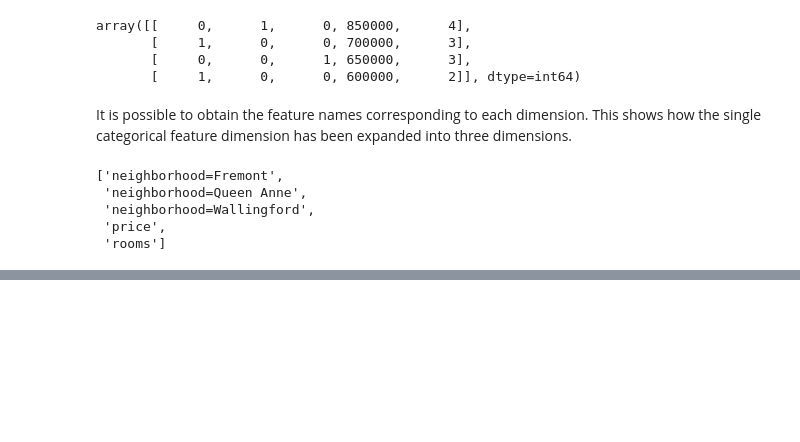
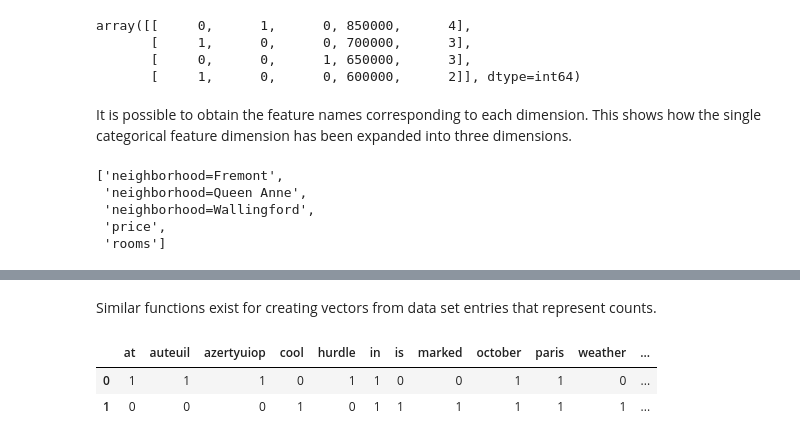
Before and after one commit to lapets/course-data-science, a Jupyter notebook: lecture-2018-09-18.ipynb, the cells around one changed output, grey strips where cells are left out. Saved outputs shown, nothing was run; the diff lists cells and outputs as text; code cells hidden in the pictures; blank space fills up the shorter version.

```diff
--- a/lecture-2018-09-18.ipynb
+++ b/lecture-2018-09-18.ipynb
@@ -146,0 +189,17 @@ vec.get_feature_names()
+# %% [markdown]
+Similar functions exist for creating vectors from data set entries that represent counts.
+# %%
+from sklearn.feature_extraction.text import CountVectorizer
+
+data = [
+    "azertyuiop won a hurdle at auteuil paris in october",
+    "october in paris is marked with cool weather"
+  ]
+
+vec = CountVectorizer()
+out = vec.fit_transform(data)
+pd.DataFrame(out.toarray(), columns=vec.get_feature_names())
+# %% [output]
+|  | at | auteuil | azertyuiop | cool | hurdle | in | is | marked | october | paris | weather | ... |
+| 0 | 1 | 1 | 1 | 0 | 1 | 1 | 0 | 0 | 1 | 1 | 0 | ... |
+| 1 | 0 | 0 | 0 | 1 | 0 | 1 | 1 | 1 | 1 | 1 | 1 | ... |
```
Also changed, not shown: parts of 14 cells of this notebook.
